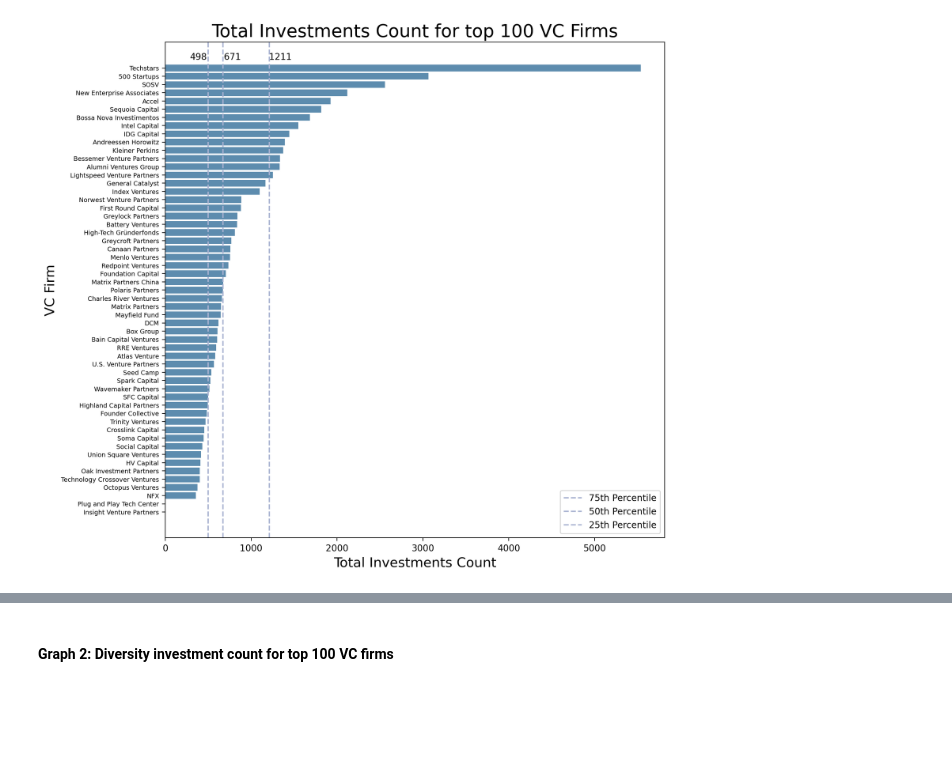
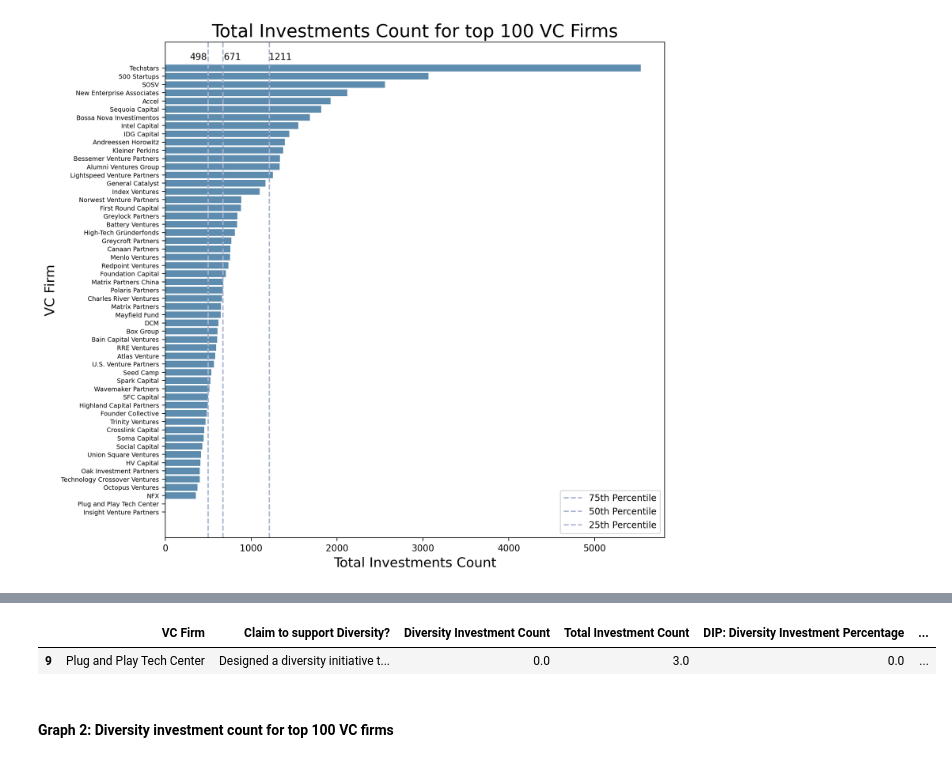
Before and after one commit to Yer1k/Diverse_Led_Funds, a Jupyter notebook: 10_code/Graphs.ipynb, the cells around one changed output, grey strips where cells are left out. Saved outputs shown, nothing was run; the diff lists cells and outputs as text; code cells hidden in the pictures; blank space fills up the shorter version.

```diff
--- a/10_code/Graphs.ipynb
+++ b/10_code/Graphs.ipynb
@@ -81,3 +93,8 @@ plt.show()
+# %%
+df_sorted[df_sorted["VC Firm"]=="Plug and Play Tech Center"]
+# %% [output]
+|  | VC Firm | Claim to support Diversity? | Diversity Investment Count | Total Investment Count | DIP: Diversity Investment Percentage | ... |
+| 9 | Plug and Play Tech Center | Designed a diversity initiative t... | 0.0 | 3.0 | 0.0 | ... |
 # %%
 # save the figure
 fig.savefig(
```
Also changed, not shown: parts of 2 cells of this notebook, 1 other file.
